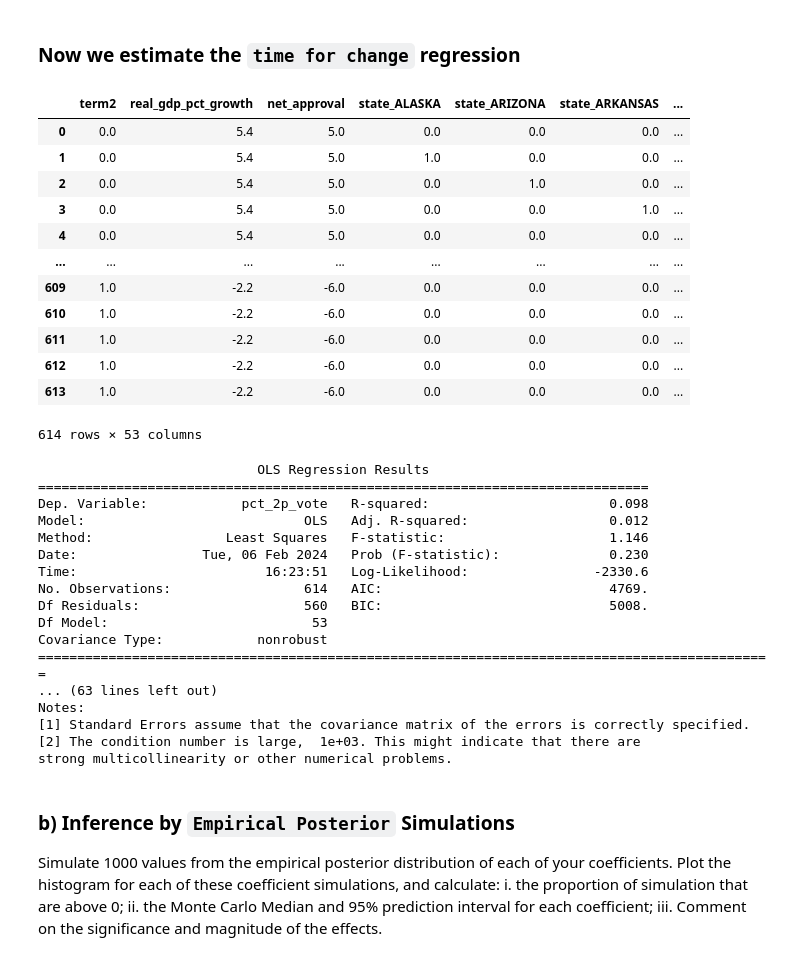
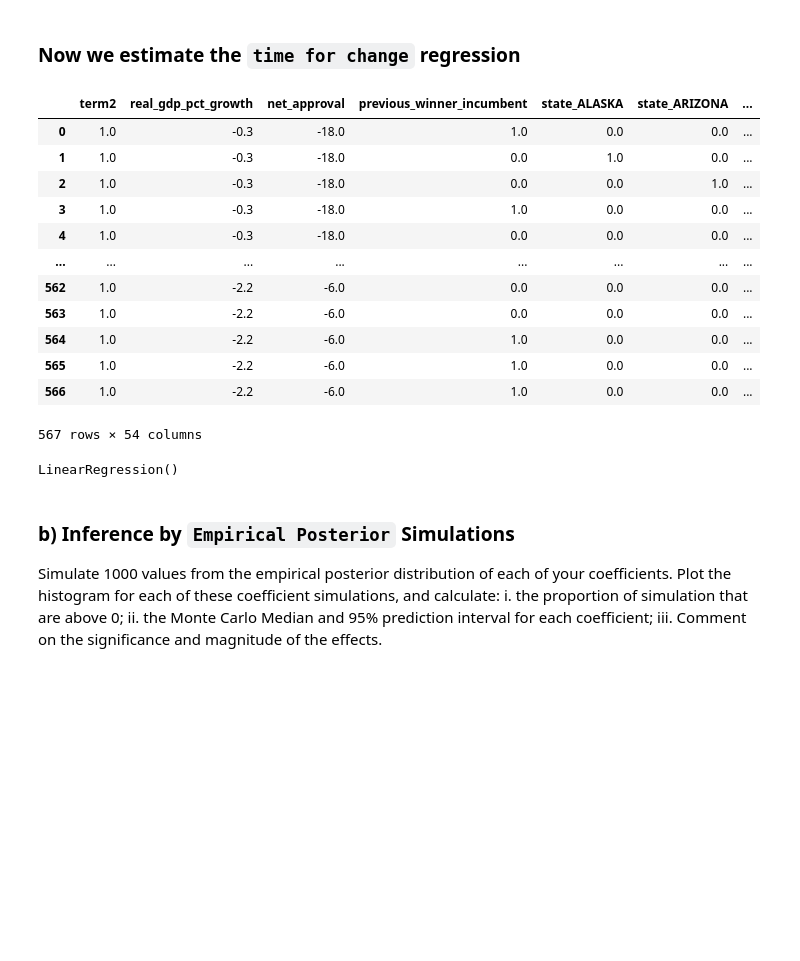
Before and after one commit to alicja-a-d/group_camp_week, a Jupyter notebook: Workshop I - Foundations of Linear Regression.ipynb, the cells around one changed output. Saved outputs shown, nothing was run; the diff lists cells and outputs as text; code cells hidden in the pictures; blank space fills up the shorter version.

```diff
--- a/Workshop I - Foundations of Linear Regression.ipynb
+++ b/Workshop I - Foundations of Linear Regression.ipynb
@@ -96,7 +96,7 @@ for index, row in df.iterrows():
 # Now we can focus on the incumbent party, and focus our analysis to ask `what is the chance that the share of the vote the incmumbent will get ?
 df['incumbent_dummy'] = np.where(df['incumbent_party']==df['party_simplified'],1,0)
 df = df[df['incumbent_dummy'] == 1]
-
+incumbant = df[['year', 'state', 'incumbent_party', 'incumbent_dummy']]
 # and we only need a few variables
 df = df[['year','state','pct_2p_vote','term2']]
 # %%
@@ -167,6 +167,27 @@ aux_app = aux_app[['year','net_approval']]
 
 # merge with election results dataset
 df = pd.merge(df, aux_app, on='year', how='left')
+# %%
+previous = pd.read_csv('variables/previous_winners.csv')
+previous['year'] = previous['year'] + 4
+previous = previous[['state', 'year', 'party_simplified']]
+previous['previous_winner_democrat'] = np.where(previous['party_simplified'] == 'DEMOCRAT', 1,
+                                        np.where(previous['party_simplified'] == 'REPUBLICAN', 0,
+                                        previous['party_simplified']))
+
+previous_2024 = previous[previous['year'] == 2024].reset_index(drop=True)
+
+previous = pd.merge(previous, incumbant, on=['state', 'year'])
+
+conditions = [
+    (previous['previous_winner_democrat'] == 1) & (previous['incumbent_party'] == 'DEMOCRAT'),
+    (previous['previous_winner_democrat'] == 0) & (previous['incumbent_party'] == 'REPUBLICAN')
+]
+
+previous['previous_winner_incumbent'] = np.where(conditions[0] | conditions[1], 1, 0)
+previous
+
+df = pd.merge(df, previous[['year', 'state', 'previous_winner_incumbent']], on=['state', 'year'])
 # %%
 # Let's see the results of our effors
 display(df)
@@ -191,59 +212,44 @@ df.to_csv('clean_TFC_data.csv', index=False)
 ### Now we estimate the `time for change` regression
 # %%
 import pandas as pd
-import statsmodels.api as sm
+from sklearn.linear_model import LinearRegression
 
 # Define your design matrix and your target variable
 
 # Create dummy variables for 'state' column correctly
 state_dummies = pd.get_dummies(df['state'], prefix='state', drop_first=True)
 
 # Concatenate the dummy variables with the DataFrame
 temp = pd.concat([df, state_dummies], axis=1)
 
 # Specify the columns to be included in X. Ensure all are numeric
-X = temp[['term2', 'real_gdp_pct_growth', 'net_approval'] +
+X = temp[['term2', 'real_gdp_pct_growth', 'net_approval', 'previous_winner_incumbent'] +
          state_dummies.columns.tolist()].astype(float)
 y = temp['pct_2p_vote']
 
 # Add a constant to the features to account for the intercept in the model
 X_with_const = sm.add_constant(X)
 display(X)
 
 # Fit the model
-model = sm.OLS(y, X_with_const).fit()
-print(model.summary())
+model = LinearRegression()
+model.fit(X, y)
+#print(model.summary())
 # %% [output]
-|  | term2 | real_gdp_pct_growth | net_approval | state_ALASKA | state_ARIZONA | state_ARKANSAS | ... |
-| 0 | 0.0 | 5.4 | 5.0 | 0.0 | 0.0 | 0.0 | ... |
-| 1 | 0.0 | 5.4 | 5.0 | 1.0 | 0.0 | 0.0 | ... |
-| 2 | 0.0 | 5.4 | 5.0 | 0.0 | 1.0 | 0.0 | ... |
-| 3 | 0.0 | 5.4 | 5.0 | 0.0 | 0.0 | 1.0 | ... |
-| 4 | 0.0 | 5.4 | 5.0 | 0.0 | 0.0 | 0.0 | ... |
+|  | term2 | real_gdp_pct_growth | net_approval | previous_winner_incumbent | state_ALASKA | state_ARIZONA | ... |
+| 0 | 1.0 | -0.3 | -18.0 | 1.0 | 0.0 | 0.0 | ... |
+| 1 | 1.0 | -0.3 | -18.0 | 0.0 | 1.0 | 0.0 | ... |
+| 2 | 1.0 | -0.3 | -18.0 | 0.0 | 0.0 | 1.0 | ... |
+| 3 | 1.0 | -0.3 | -18.0 | 1.0 | 0.0 | 0.0 | ... |
+| 4 | 1.0 | -0.3 | -18.0 | 0.0 | 0.0 | 0.0 | ... |
 | ... | ... | ... | ... | ... | ... | ... | ... |
-| 609 | 1.0 | -2.2 | -6.0 | 0.0 | 0.0 | 0.0 | ... |
-| 610 | 1.0 | -2.2 | -6.0 | 0.0 | 0.0 | 0.0 | ... |
-| 611 | 1.0 | -2.2 | -6.0 | 0.0 | 0.0 | 0.0 | ... |
-| 612 | 1.0 | -2.2 | -6.0 | 0.0 | 0.0 | 0.0 | ... |
-| 613 | 1.0 | -2.2 | -6.0 | 0.0 | 0.0 | 0.0 | ... |
+| 562 | 1.0 | -2.2 | -6.0 | 0.0 | 0.0 | 0.0 | ... |
+| 563 | 1.0 | -2.2 | -6.0 | 0.0 | 0.0 | 0.0 | ... |
+| 564 | 1.0 | -2.2 | -6.0 | 1.0 | 0.0 | 0.0 | ... |
+| 565 | 1.0 | -2.2 | -6.0 | 1.0 | 0.0 | 0.0 | ... |
+| 566 | 1.0 | -2.2 | -6.0 | 1.0 | 0.0 | 0.0 | ... |
-614 rows × 53 columns
+567 rows × 54 columns
-                            OLS Regression Results
-==============================================================================
-Dep. Variable:            pct_2p_vote   R-squared:                       0.098
-Model:                            OLS   Adj. R-squared:                  0.012
-Method:                 Least Squares   F-statistic:                     1.146
-Date:                Tue, 06 Feb 2024   Prob (F-statistic):              0.230
-Time:                        16:23:51   Log-Likelihood:                -2330.6
-No. Observations:                 614   AIC:                             4769.
-Df Residuals:                     560   BIC:                             5008.
-Df Model:                          53
-Covariance Type:            nonrobust
-==============================================================================================
-... (63 lines left out)
-Notes:
-[1] Standard Errors assume that the covariance matrix of the errors is correctly specified.
-[2] The condition number is large,  1e+03. This might indicate that there are
-strong multicollinearity or other numerical problems.
+LinearRegression()
 # %% [markdown]
 ### b) Inference by `Empirical Posterior` Simulations
 
```
Also changed, not shown: parts of 5 cells of this notebook, 5 other files.
